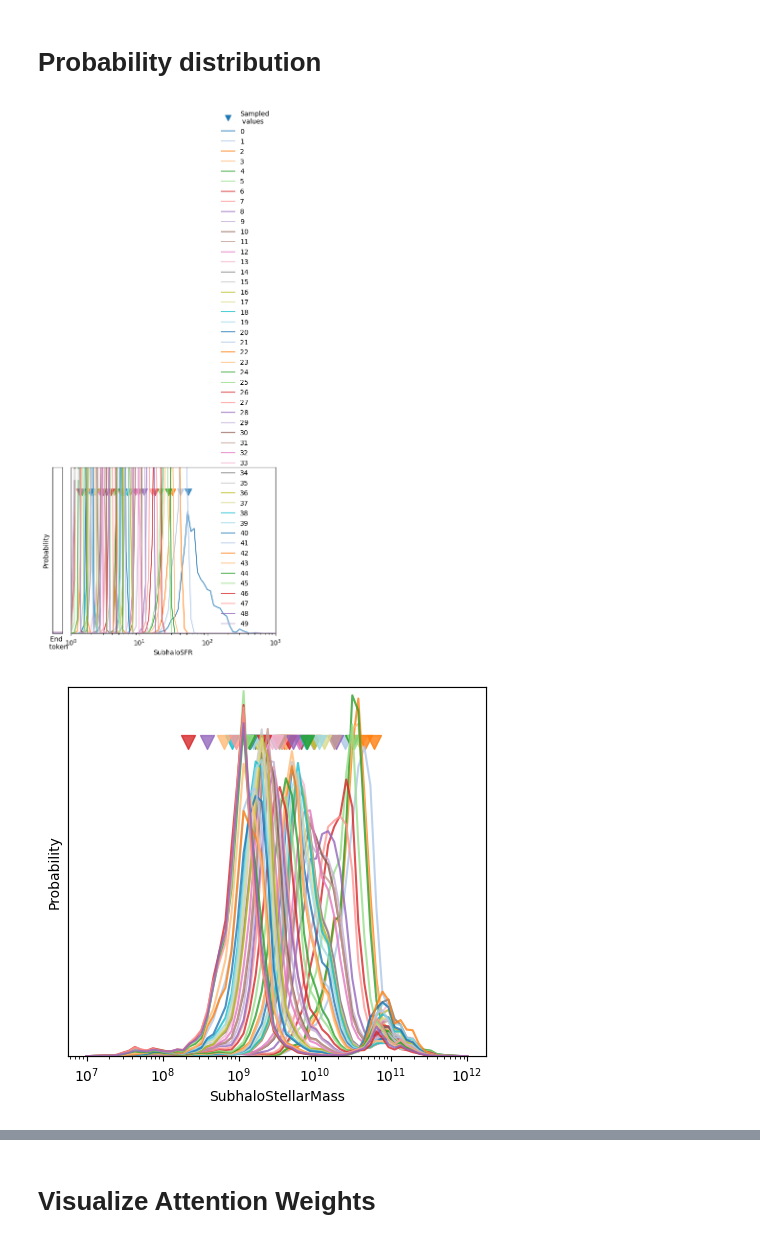
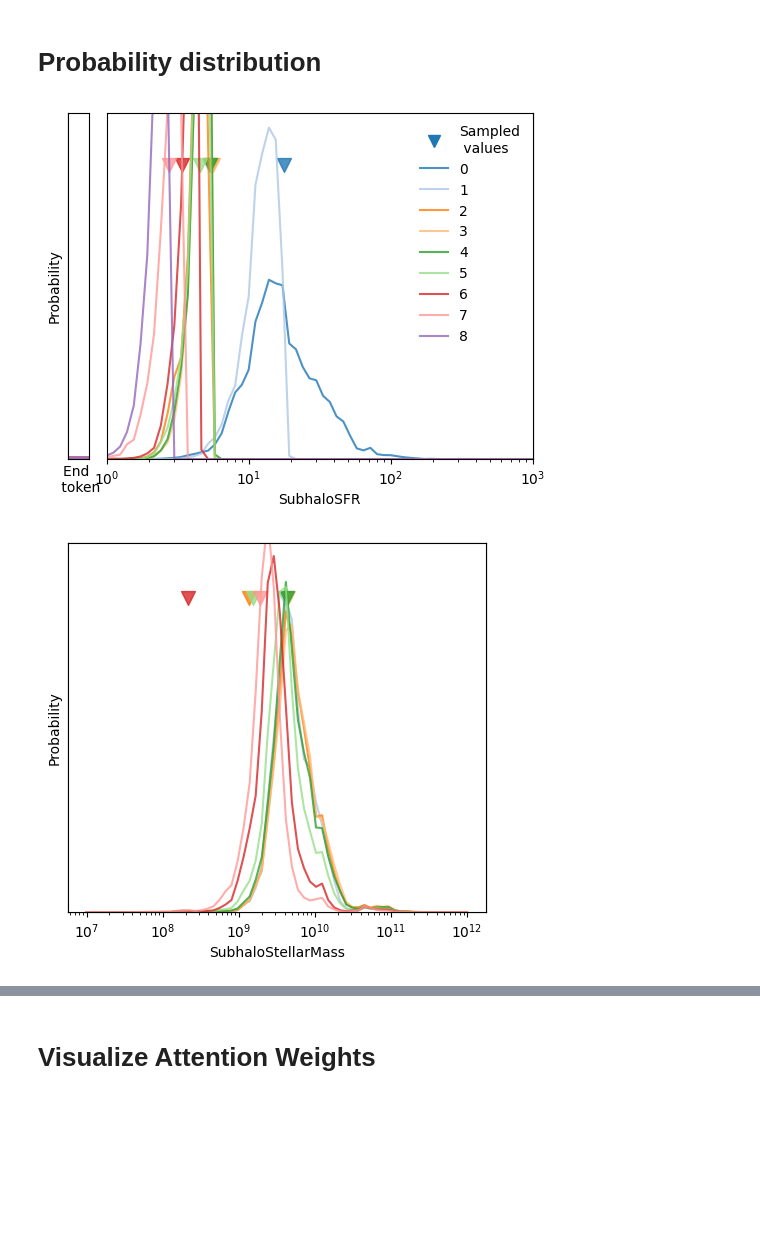
Before and after one commit to knmoriwaki/cosmoglint, a Jupyter notebook: notebooks/quick_check_mesh.ipynb, the cells around one changed output, grey strips where cells are left out. Saved outputs shown, nothing was run; the diff lists cells and outputs as text; code cells hidden in the pictures; blank space fills up the shorter version.

```diff
--- a/notebooks/quick_check_mesh.ipynb
+++ b/notebooks/quick_check_mesh.ipynb
@@ -17,7 +17,7 @@ warnings.formatwarning = short_formatwarning
 warnings.filterwarnings("always", category=RuntimeWarning)
 
 from cosmoglint.datasets import MeshDataset, MeshCtxDataset
-from cosmoglint.utils.io_utils import normalize, namespace_to_dict
+from cosmoglint.utils import normalize, namespace_to_dict
 from cosmoglint.model.transformer import transformer_model
 
 from matplotlib.colors import LogNorm
@@ -45,7 +45,7 @@ def plot_running_mean(x, value, window_size, show_diff=False, ymin=None, **kwarg
     return x, y
 
 
-def calc_length(x, threshold, ref_param=0, skip_length=1):
+def calc_length(x, threshold, ref_param=0, skip_length=0):
     # skip the first element (central)
     # generated: (num_samples, seq_length, num_features_in)
     num_samples, seq_length, num_features_in = x.shape
@@ -164,7 +163,8 @@ Final mean validation loss: 2.448
 from torch.utils.data import DataLoader
 
 ### True data ###
-data_path = "../dataset/TNG300-1/TNG300-1_{:d}.h5".format(snapshot_number)
+opt.data_path = "../data/mesh/TNG300-1/TNG300-1_{:d}.h5".format(snapshot_number)
+opt.data_path_mesh = "../data/mesh/TNG300-3-Dark/TNG300-3-Dark_dm_33_keep0.10_npix256.h5"
 
 opt.ndata = 10
 round_id = 0
@@ -638,34 +638,34 @@ if opt.use_flat_representation:
 generated_test = generated_test.detach().cpu().numpy()
 prob = prob.detach().cpu().numpy()
 
 threshold = normalize(threshold_phys, opt.output_features[0], opt.norm_param_dict)
+threshold = 1. / opt.num_features_out
 length_generated_test = calc_length(generated_test, threshold)
 
 for i, g in enumerate(generated_test):
     for iparam, key in enumerate(opt.output_features):
         """
         print(f"{x.item():.4f}: ", end="")
         for j, gg in enumerate(g[:,iparam]):
             print(f"{gg:.4f} ", end="")
             if j == length_generated_test[i]:
                 break
 
         print("| ")
         """
-
+        title = " "
         if i < 2:
             if iparam == 0:
                 show_legend = True
             else:
-                title = " "
                 show_legend = False
 
             if "Pos" in key:
                 log_scale = False
             else:
                 log_scale = True
 
             show_prob(prob[i], g, length_generated_test[i], iparam=iparam, title=title, show_legend=show_legend, sample_label="Sampled\n values", tag="_{:d}".format(i)) #, log_scale=log_sca)
 # %% [output]
-[figure, old version]
+[figure, new version]
-[figure, old version]
+[figure, new version]
```
Also changed, not shown: parts of 9 cells of this notebook, 16 other files.
